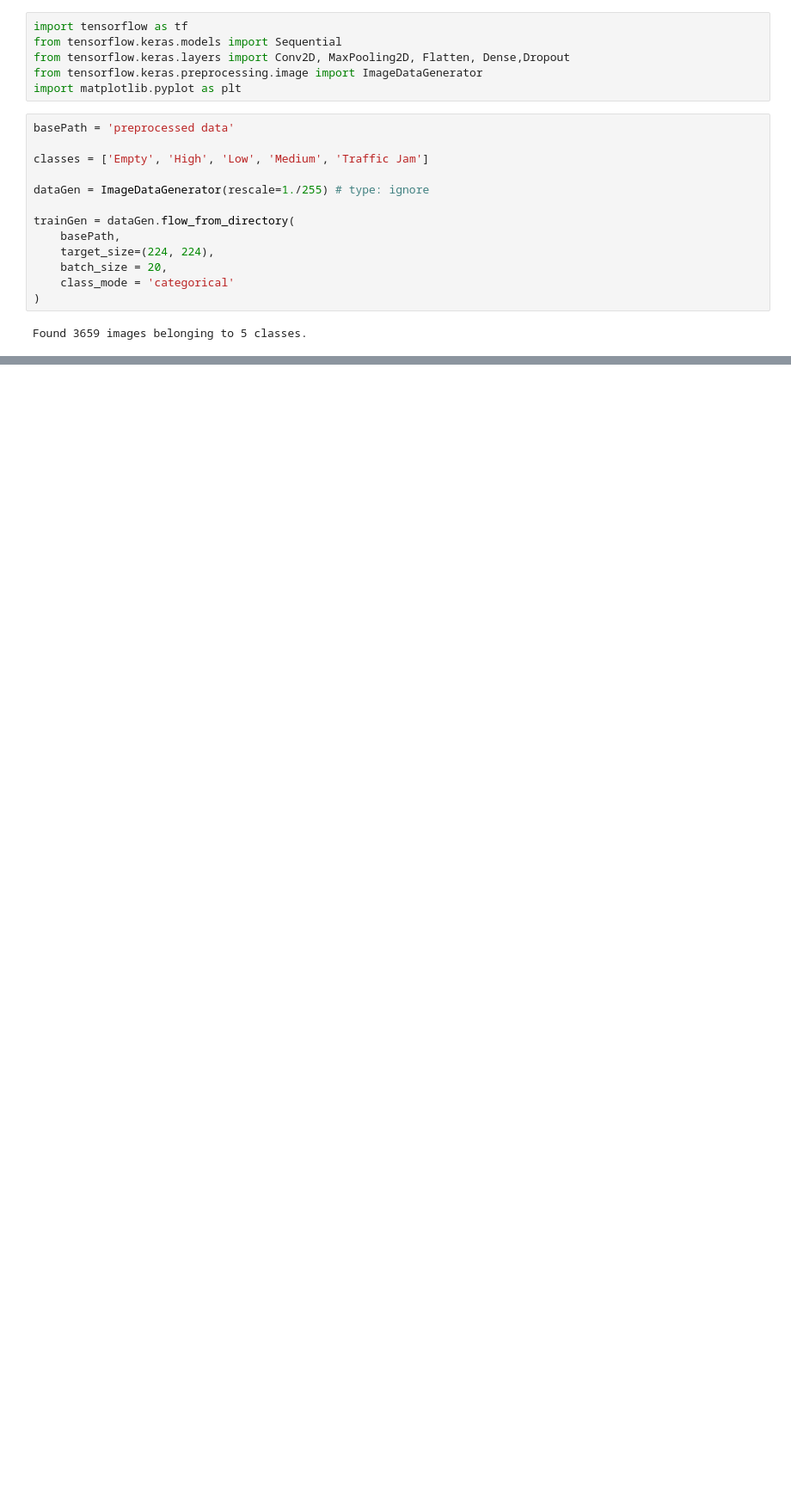
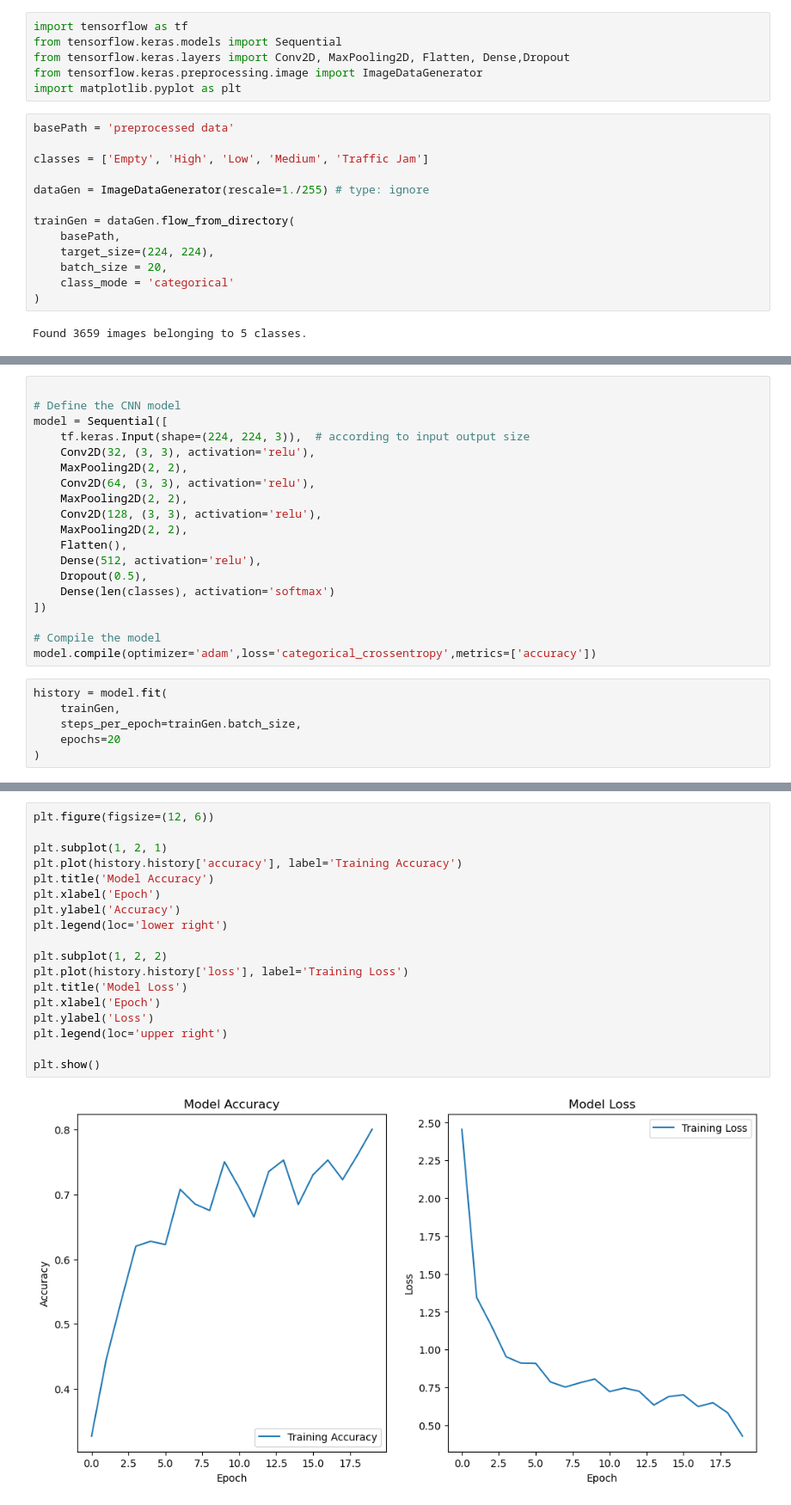
Before and after one commit to Bhavesh-Kapur/MTC-Cognition-3.0-AI-ML-, a Jupyter notebook: Project/main.ipynb, the cells around one changed output, grey strips where cells are left out. Shown at 86% size. Drawn from its saved outputs; the diff is of its cells as text; blank space fills up the shorter version.

Commit message:
model created

```diff
--- a/Project/main.ipynb
+++ b/Project/main.ipynb
@@ -290,0 +306,25 @@ Found 3659 images belonging to 5 classes.
+# %%
+
+# Define the CNN model
+model = Sequential([
+    tf.keras.Input(shape=(224, 224, 3)),  # according to input output size
+    Conv2D(32, (3, 3), activation='relu'),
+    MaxPooling2D(2, 2),
+    Conv2D(64, (3, 3), activation='relu'),
+    MaxPooling2D(2, 2),
+    Conv2D(128, (3, 3), activation='relu'),
+    MaxPooling2D(2, 2),
+    Flatten(),
+    Dense(512, activation='relu'),
+    Dropout(0.5),
+    Dense(len(classes), activation='softmax')
+])
+
+# Compile the model
+model.compile(optimizer='adam',loss='categorical_crossentropy',metrics=['accuracy'])
+# %%
+history = model.fit(
+    trainGen,
+    steps_per_epoch=trainGen.batch_size,
+    epochs=20
+)
@@ -290,0 +394,20 @@ Found 3659 images belonging to 5 classes.
+# %%
+plt.figure(figsize=(12, 6))
+
+plt.subplot(1, 2, 1)
+plt.plot(history.history['accuracy'], label='Training Accuracy')
+plt.title('Model Accuracy')
+plt.xlabel('Epoch')
+plt.ylabel('Accuracy')
+plt.legend(loc='lower right')
+
+plt.subplot(1, 2, 2)
+plt.plot(history.history['loss'], label='Training Loss')
+plt.title('Model Loss')
+plt.xlabel('Epoch')
+plt.ylabel('Loss')
+plt.legend(loc='upper right')
+
+plt.show()
+# %% [output]
+[figure, added]
```
Also changed, not shown: parts of 5 cells of this notebook, 2 other files.
